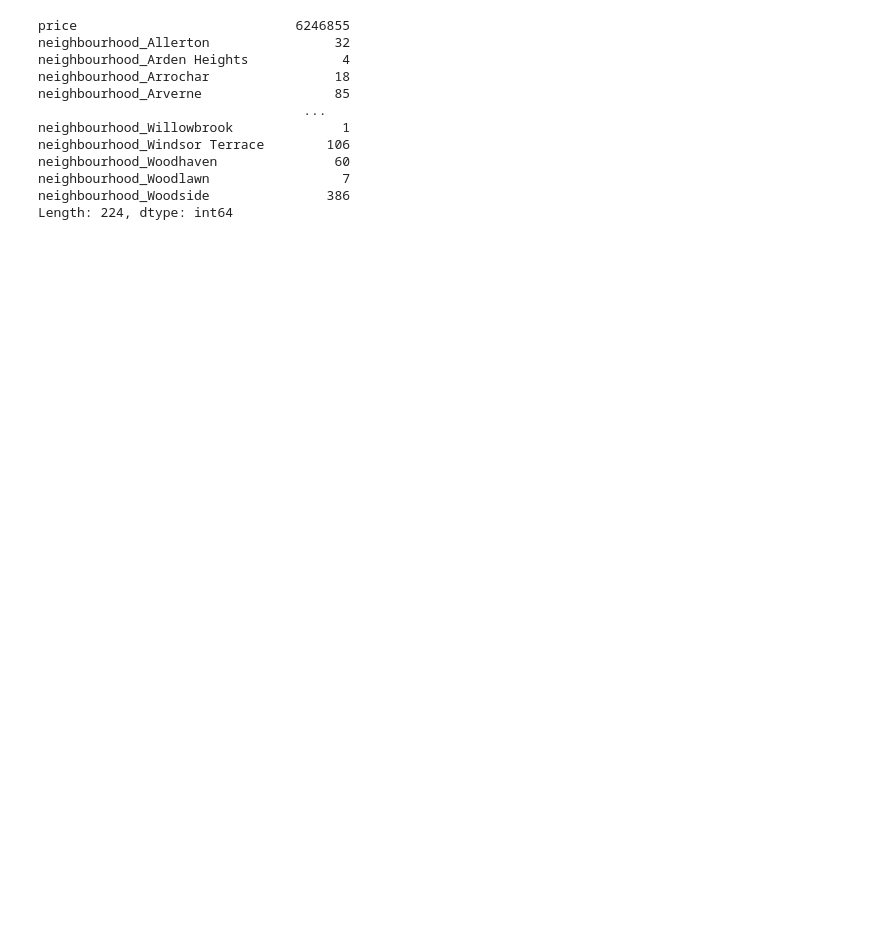
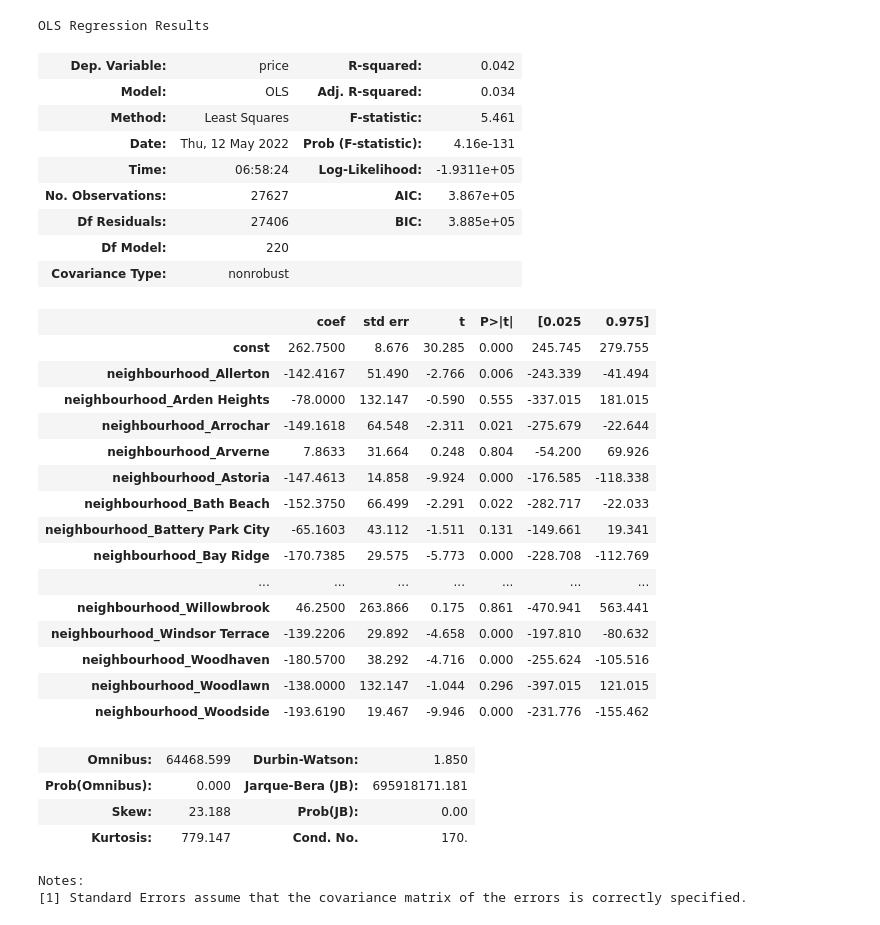
Before and after one commit to csridlen/eco395m-project-2, a Jupyter notebook: code/2021_cleaning.ipynb, the cells around one changed output. Saved outputs shown, nothing was run; the diff lists cells and outputs as text; code cells hidden in the pictures; blank space fills up the shorter version.

Commit message:
regression work

```diff
--- a/code/2021_cleaning.ipynb
+++ b/code/2021_cleaning.ipynb
@@ -20,13 +92,16 @@ Index(['id', 'name', 'host_id', 'host_name', 'neighbourhood_group',
 # %%
-# Dropping irrelevant columns
-datan = data_2021[
+# Set up data for simple linear regression of price on neighborhood, Midtown used as baseline
+
+datan = data[
     [
         "price",
         "neighbourhood",
     ]
 ]
-datan.dropna()
 datan = pd.get_dummies(datan, columns=["neighbourhood"])
 datan.drop(["neighbourhood_Midtown"], axis=1, inplace=True)
 datan.astype(float)
-datan
+
+Xn = datan
+datan.drop(["price"], axis=1, inplace=True)
+XnC = sm.add_constant(Xn)
@@ -46,13 +107,0 @@ datang
-# %%
-Y = datan["price"]
-Y
-# %%
-X1 = datan
-datan.drop(["price"], axis=1, inplace=True)
-X1c = sm.add_constant(X1)
-X1c
-# %%
-X2 = datang
-datang.drop(["price"], axis=1, inplace=True)
-X2c = sm.add_constant(X2)
-X2c
@@ -94,16 +108,39 @@ datax.astype(float)
-# %%
-s = datax.sum()
-s
-# %% [output]
-price                            6246855
-neighbourhood_Allerton                32
-neighbourhood_Arden Heights            4
-neighbourhood_Arrochar                18
-neighbourhood_Arverne                 85
-                                  ...
-neighbourhood_Willowbrook              1
-neighbourhood_Windsor Terrace        106
-neighbourhood_Woodhaven               60
-neighbourhood_Woodlawn                 7
-neighbourhood_Woodside               386
-Length: 224, dtype: int64
+# %%
+# Run Linear regression of price on neighborhood group dummies
+
+estn = sm.OLS(Y, XnC)
+est_n = estn.fit()
+est_n.summary()
+# %% [output]
+OLS Regression Results
+| Dep. Variable: | price | R-squared: | 0.042 |
+| Model: | OLS | Adj. R-squared: | 0.034 |
+| Method: | Least Squares | F-statistic: | 5.461 |
+| Date: | Thu, 12 May 2022 | Prob (F-statistic): | 4.16e-131 |
+| Time: | 06:58:24 | Log-Likelihood: | -1.9311e+05 |
+| No. Observations: | 27627 | AIC: | 3.867e+05 |
+| Df Residuals: | 27406 | BIC: | 3.885e+05 |
+| Df Model: | 220 |  |  |
+| Covariance Type: | nonrobust |  |  |
+|  | coef | std err | t | P>|t| | [0.025 | 0.975] |
+| const | 262.7500 | 8.676 | 30.285 | 0.000 | 245.745 | 279.755 |
+| neighbourhood_Allerton | -142.4167 | 51.490 | -2.766 | 0.006 | -243.339 | -41.494 |
+| neighbourhood_Arden Heights | -78.0000 | 132.147 | -0.590 | 0.555 | -337.015 | 181.015 |
+| neighbourhood_Arrochar | -149.1618 | 64.548 | -2.311 | 0.021 | -275.679 | -22.644 |
+| neighbourhood_Arverne | 7.8633 | 31.664 | 0.248 | 0.804 | -54.200 | 69.926 |
+| neighbourhood_Astoria | -147.4613 | 14.858 | -9.924 | 0.000 | -176.585 | -118.338 |
+| neighbourhood_Bath Beach | -152.3750 | 66.499 | -2.291 | 0.022 | -282.717 | -22.033 |
+| neighbourhood_Battery Park City | -65.1603 | 43.112 | -1.511 | 0.131 | -149.661 | 19.341 |
+| neighbourhood_Bay Ridge | -170.7385 | 29.575 | -5.773 | 0.000 | -228.708 | -112.769 |
+| ... | ... | ... | ... | ... | ... | ... |
+| neighbourhood_Willowbrook | 46.2500 | 263.866 | 0.175 | 0.861 | -470.941 | 563.441 |
+| neighbourhood_Windsor Terrace | -139.2206 | 29.892 | -4.658 | 0.000 | -197.810 | -80.632 |
+| neighbourhood_Woodhaven | -180.5700 | 38.292 | -4.716 | 0.000 | -255.624 | -105.516 |
+| neighbourhood_Woodlawn | -138.0000 | 132.147 | -1.044 | 0.296 | -397.015 | 121.015 |
+| neighbourhood_Woodside | -193.6190 | 19.467 | -9.946 | 0.000 | -231.776 | -155.462 |
+| Omnibus: | 64468.599 | Durbin-Watson: | 1.850 |
+| Prob(Omnibus): | 0.000 | Jarque-Bera (JB): | 695918171.181 |
+| Skew: | 23.188 | Prob(JB): | 0.00 |
+| Kurtosis: | 779.147 | Cond. No. | 170. |
+Notes:
+[1] Standard Errors assume that the covariance matrix of the errors is correctly specified.
```
Also changed, not shown: parts of 12 cells of this notebook.
